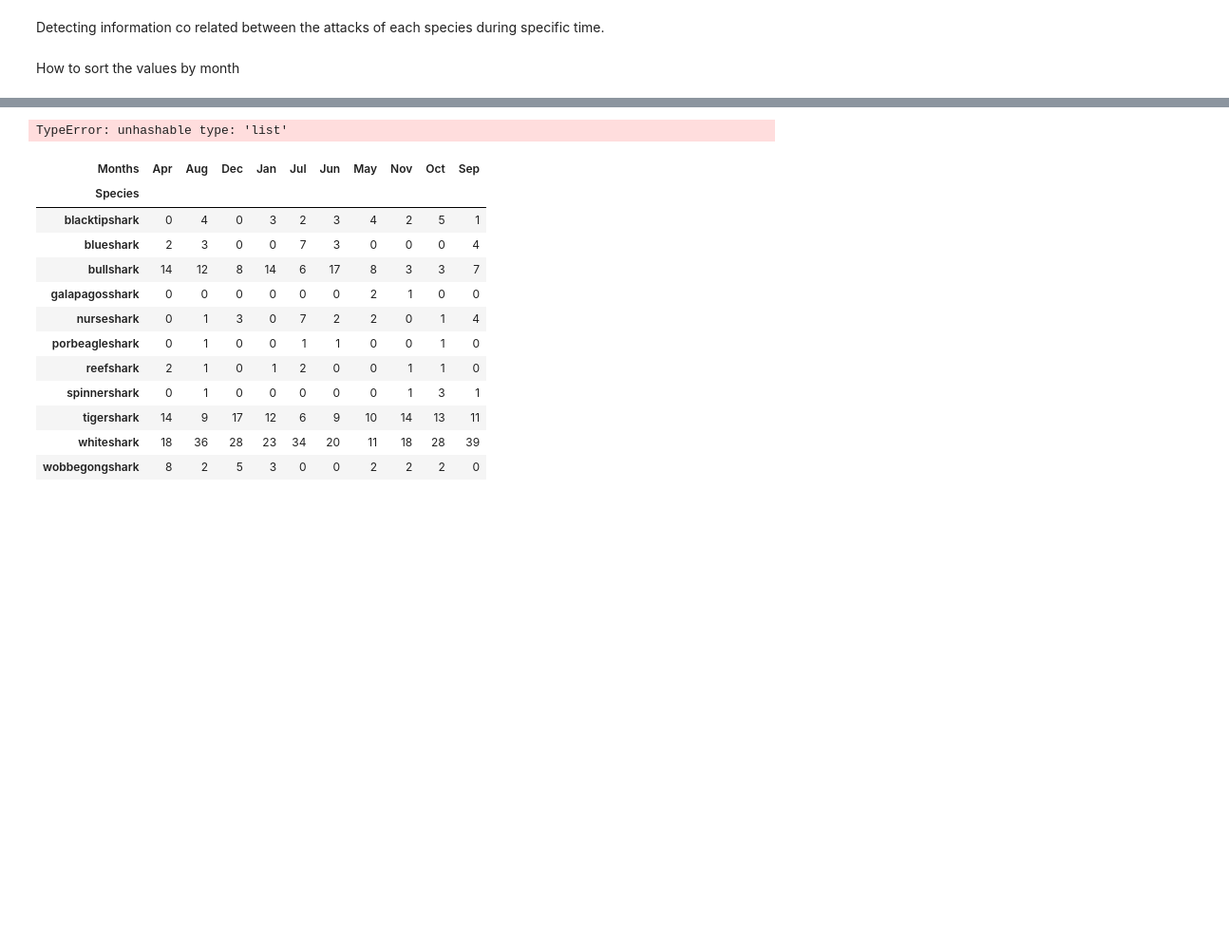
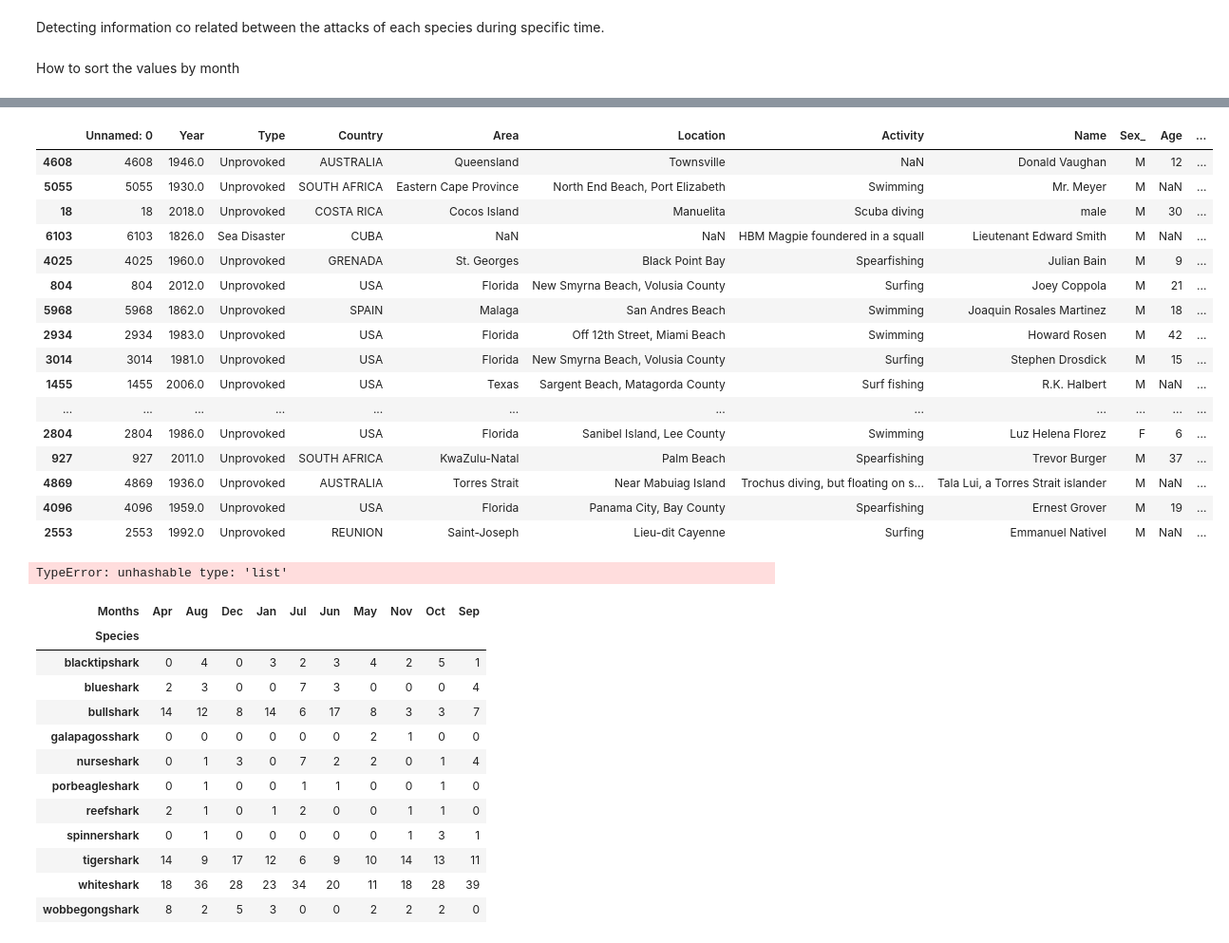
Before and after one commit to imalanz/SharkAttack_proy1, a Jupyter notebook: DATA/shark_analysis.ipynb, the cells around one changed output, grey strips where cells are left out. Shown at 95% size. Cells and saved outputs as stored; diff of their text form; code cells hidden in the pictures; blank space fills up the shorter version.

```diff
--- a/DATA/shark_analysis.ipynb
+++ b/DATA/shark_analysis.ipynb
@@ -54,3 +66,23 @@ NameError: name 'months' is not defined
+# %%
+shark_cleanned.sample(50)
+# %% [output]
+|  | Unnamed: 0 | Year | Type | Country | Area | Location | Activity | Name | Sex_ | Age | ... |
+| 4608 | 4608 | 1946.0 | Unprovoked | AUSTRALIA | Queensland | Townsville | NaN | Donald Vaughan | M | 12 | ... |
+| 5055 | 5055 | 1930.0 | Unprovoked | SOUTH AFRICA | Eastern Cape Province | North End Beach, Port Elizabeth | Swimming | Mr. Meyer | M | NaN | ... |
+| 18 | 18 | 2018.0 | Unprovoked | COSTA RICA | Cocos Island | Manuelita | Scuba diving | male | M | 30 | ... |
+| 6103 | 6103 | 1826.0 | Sea Disaster | CUBA | NaN | NaN | HBM Magpie foundered in a squall | Lieutenant Edward Smith | M | NaN | ... |
+| 4025 | 4025 | 1960.0 | Unprovoked | GRENADA | St. Georges | Black Point Bay | Spearfishing | Julian Bain | M | 9 | ... |
+| 804 | 804 | 2012.0 | Unprovoked | USA | Florida | New Smyrna Beach, Volusia County | Surfing | Joey Coppola | M | 21 | ... |
+| 5968 | 5968 | 1862.0 | Unprovoked | SPAIN | Malaga | San Andres Beach | Swimming | Joaquin Rosales Martinez | M | 18 | ... |
+| 2934 | 2934 | 1983.0 | Unprovoked | USA | Florida | Off 12th Street, Miami Beach | Swimming | Howard Rosen | M | 42 | ... |
+| 3014 | 3014 | 1981.0 | Unprovoked | USA | Florida | New Smyrna Beach, Volusia County | Surfing | Stephen Drosdick | M | 15 | ... |
+| 1455 | 1455 | 2006.0 | Unprovoked | USA | Texas | Sargent Beach, Matagorda County | Surf fishing | R.K. Halbert | M | NaN | ... |
+| ... | ... | ... | ... | ... | ... | ... | ... | ... | ... | ... | ... |
+| 2804 | 2804 | 1986.0 | Unprovoked | USA | Florida | Sanibel Island, Lee County | Swimming | Luz Helena Florez | F | 6 | ... |
+| 927 | 927 | 2011.0 | Unprovoked | SOUTH AFRICA | KwaZulu-Natal | Palm Beach | Spearfishing | Trevor Burger | M | 37 | ... |
+| 4869 | 4869 | 1936.0 | Unprovoked | AUSTRALIA | Torres Strait | Near Mabuiag Island | Trochus diving, but floating on s... | Tala Lui, a Torres Strait islander | M | NaN | ... |
+| 4096 | 4096 | 1959.0 | Unprovoked | USA | Florida | Panama City, Bay County | Spearfishing | Ernest Grover | M | 19 | ... |
+| 2553 | 2553 | 1992.0 | Unprovoked | REUNION | Saint-Joseph | Lieu-dit Cayenne | Surfing | Emmanuel Nativel | M | NaN | ... |
 # %%
 shark_clean.sort_value(by=["Months"], inplace = True)
 shark_clean.sample(50)
```
Also changed, not shown: parts of 7 cells of this notebook, 4 other files.
